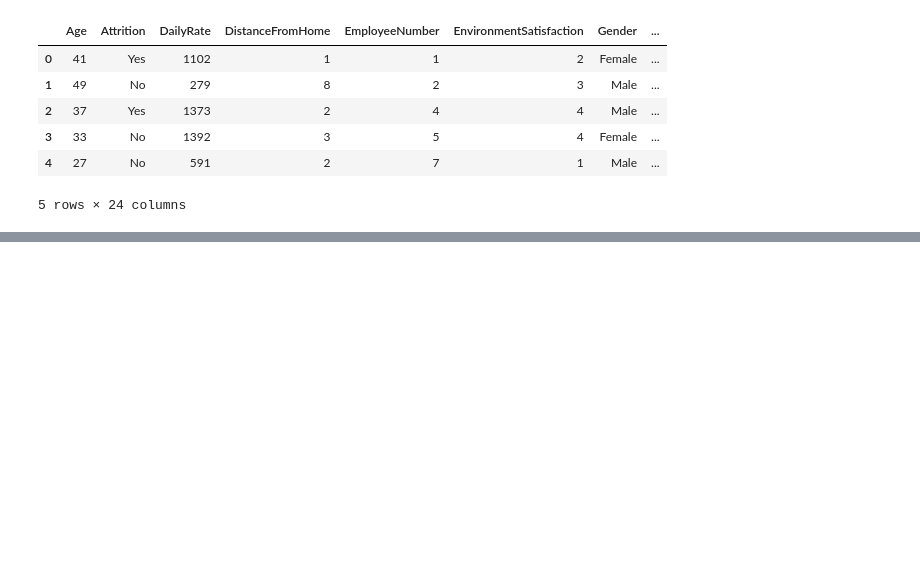
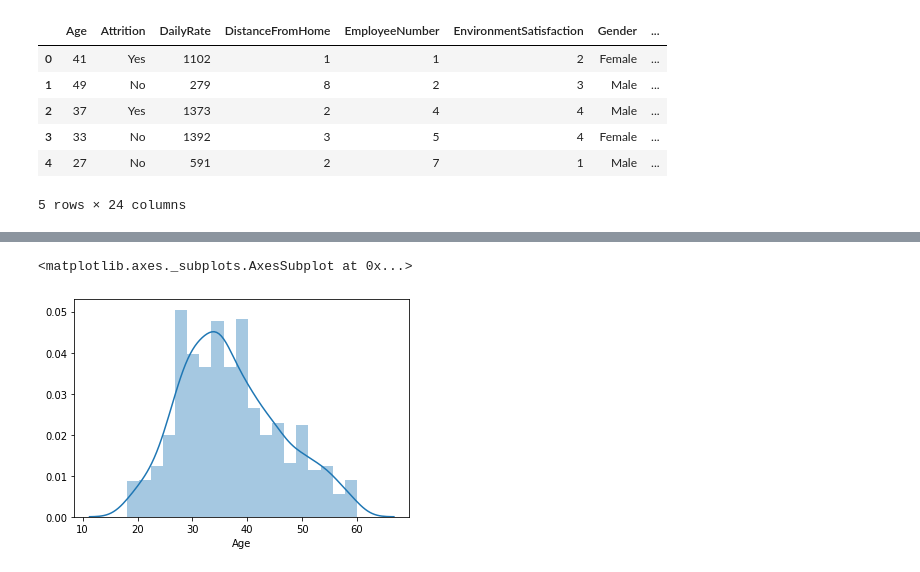
Before and after one commit to buriihenry/Pandas_ML_Assignment, a Jupyter notebook: Assignment 2/Analysis Employee_Attrition.ipynb, the cells around one changed output, grey strips where cells are left out. Saved outputs shown, nothing was run; the diff lists cells and outputs as text; code cells hidden in the pictures; blank space fills up the shorter version.

```diff
--- a/Assignment 2/Analysis Employee_Attrition.ipynb
+++ b/Assignment 2/Analysis Employee_Attrition.ipynb
@@ -85,0 +194,5 @@ df.head()
+# %%
+sns.distplot(df['Age'])
+# %% [output]
+<matplotlib.axes._subplots.AxesSubplot at 0x...>
+[figure, added]
```
Also changed, not shown: parts of 16 cells of this notebook.
